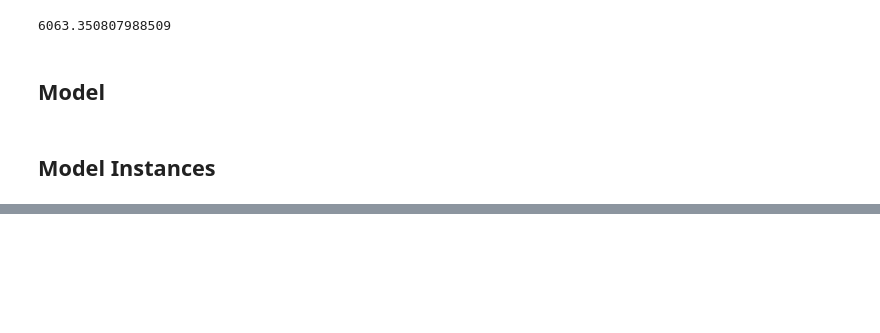
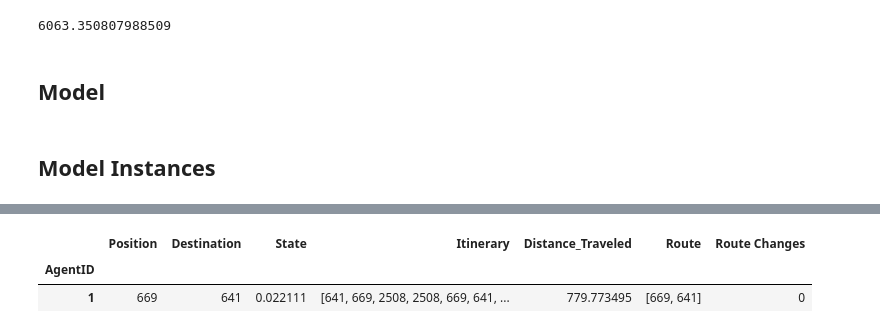
Before and after one commit to jvschlierf/Networks-ships-reroutes, a Jupyter notebook: Shipping_ABM_classic.ipynb, the cells around one changed output, grey strips where cells are left out. Drawn from its saved outputs; the diff is of its cells as text; code cells hidden in the pictures; blank space fills up the shorter version.

```diff
--- a/Shipping_ABM_classic.ipynb
+++ b/Shipping_ABM_classic.ipynb
@@ -354,2 +425,8 @@ does this execute here?
+# %%
+agent_state.loc[16]
+# %% [output]
+|  | Position | Destination | State | Itinerary | Distance_Traveled | Route | Route Changes |
+| AgentID |  |  |  |  |  |  |  |
+| 1 | 669 | 641 | 0.022111 | [641, 669, 2508, 2508, 669, 641, ... | 779.773495 | [669, 641] | 0 |
 # %%
 # %% [output]
```
Also changed, not shown: parts of 21 cells of this notebook.
